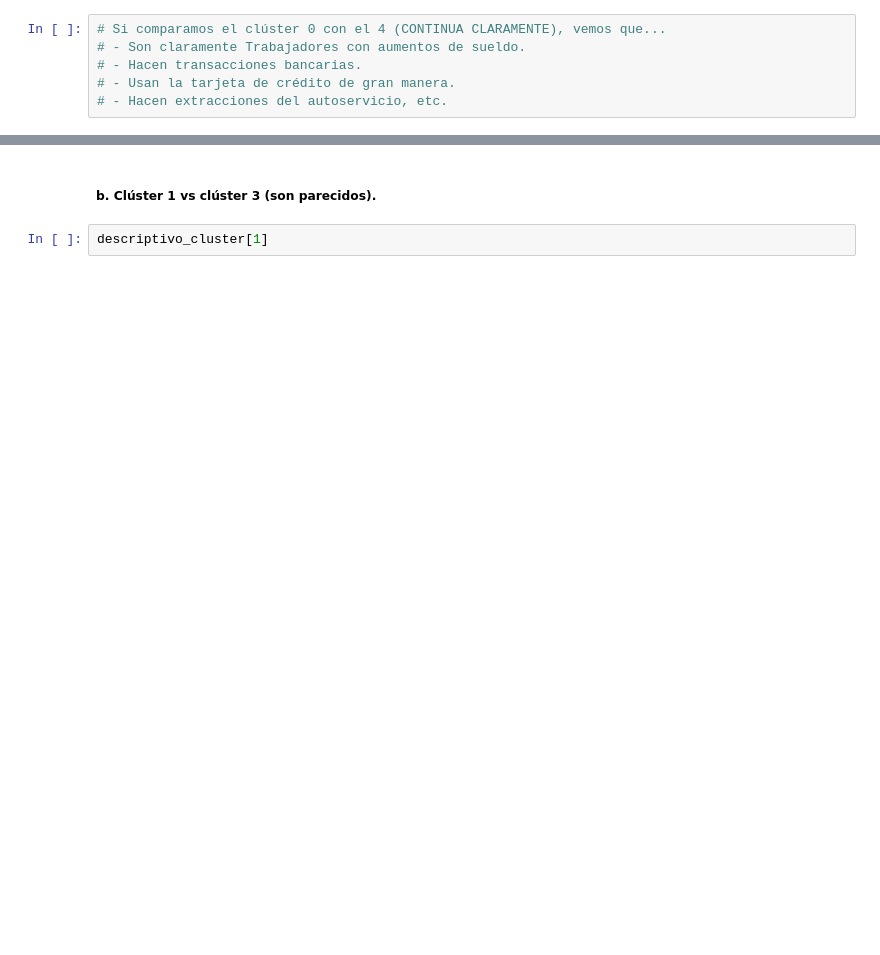
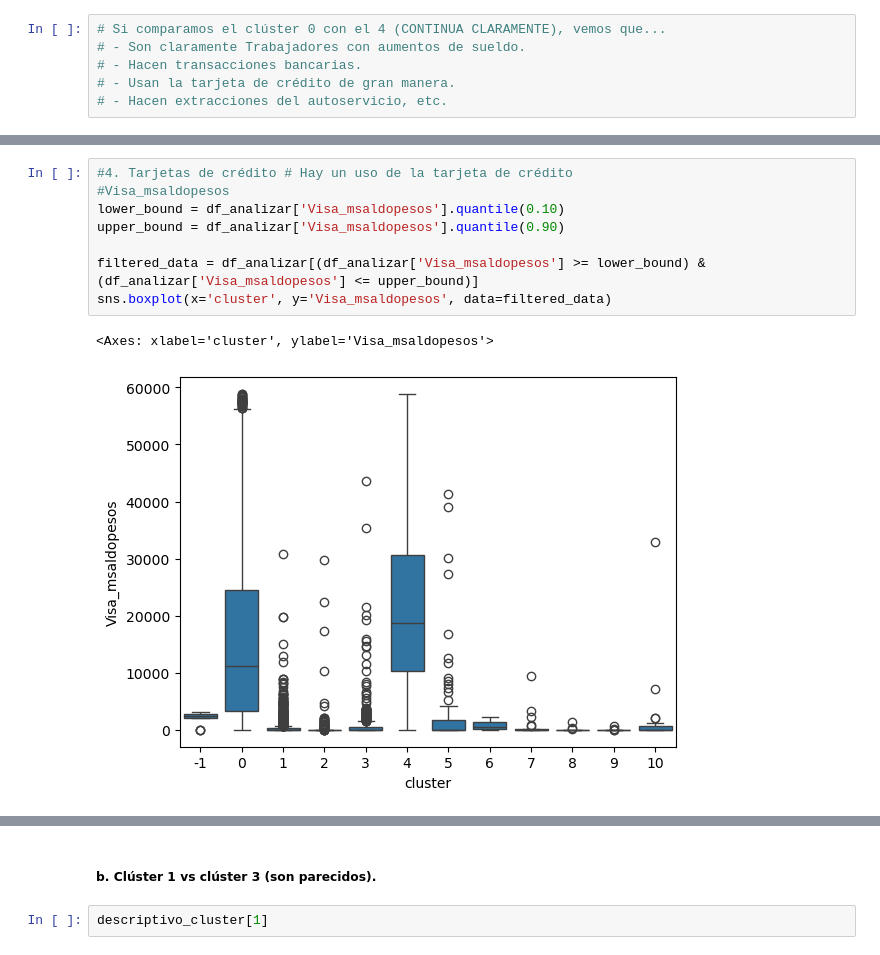
Before and after one commit to IanLink95/dmeyf2024, a Jupyter notebook: src/monday/z502_Segmentacion.ipynb, the cells around one changed output, grey strips where cells are left out. Drawn from its saved outputs; the diff is of its cells as text; blank space fills up the shorter version.

```diff
--- a/src/monday/z502_Segmentacion.ipynb
+++ b/src/monday/z502_Segmentacion.ipynb
@@ -275,0 +400,11 @@ descriptivo_cluster[4]
+# %%
+#4. Tarjetas de crédito # Hay un uso de la tarjeta de crédito
+#Visa_msaldopesos
+lower_bound = df_analizar['Visa_msaldopesos'].quantile(0.10)
+upper_bound = df_analizar['Visa_msaldopesos'].quantile(0.90)
+
+filtered_data = df_analizar[(df_analizar['Visa_msaldopesos'] >= lower_bound) & (df_analizar['Visa_msaldopesos'] <= upper_bound)]
+sns.boxplot(x='cluster', y='Visa_msaldopesos', data=filtered_data)
+# %% [output]
+<Axes: xlabel='cluster', ylabel='Visa_msaldopesos'>
+[figure, added]
```
Also changed, not shown: parts of 43 cells of this notebook, 2 other files.
